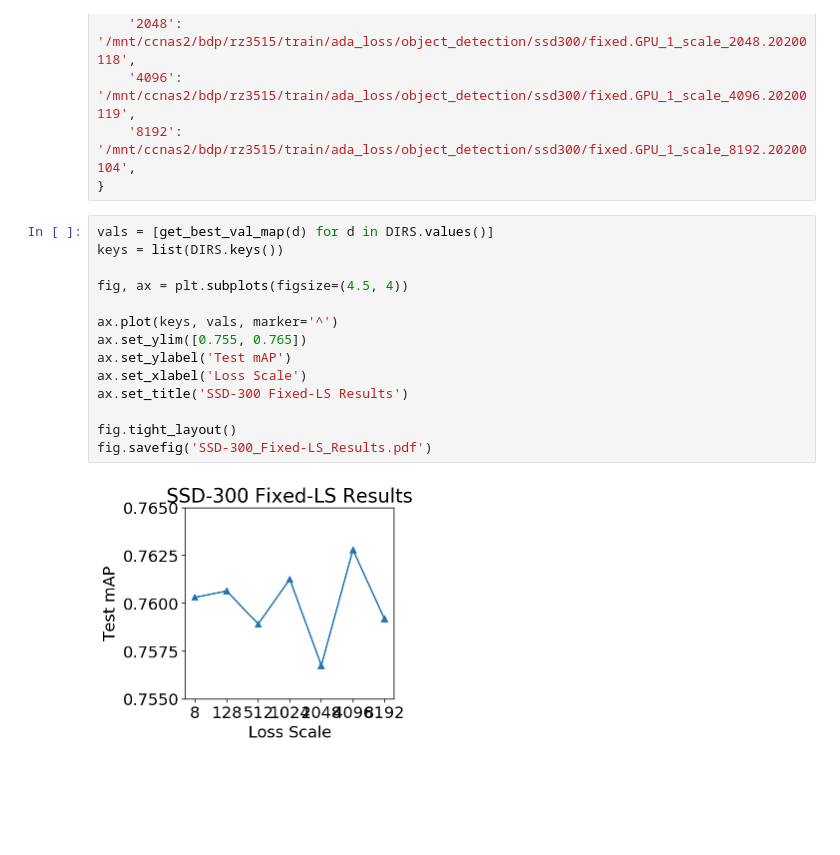
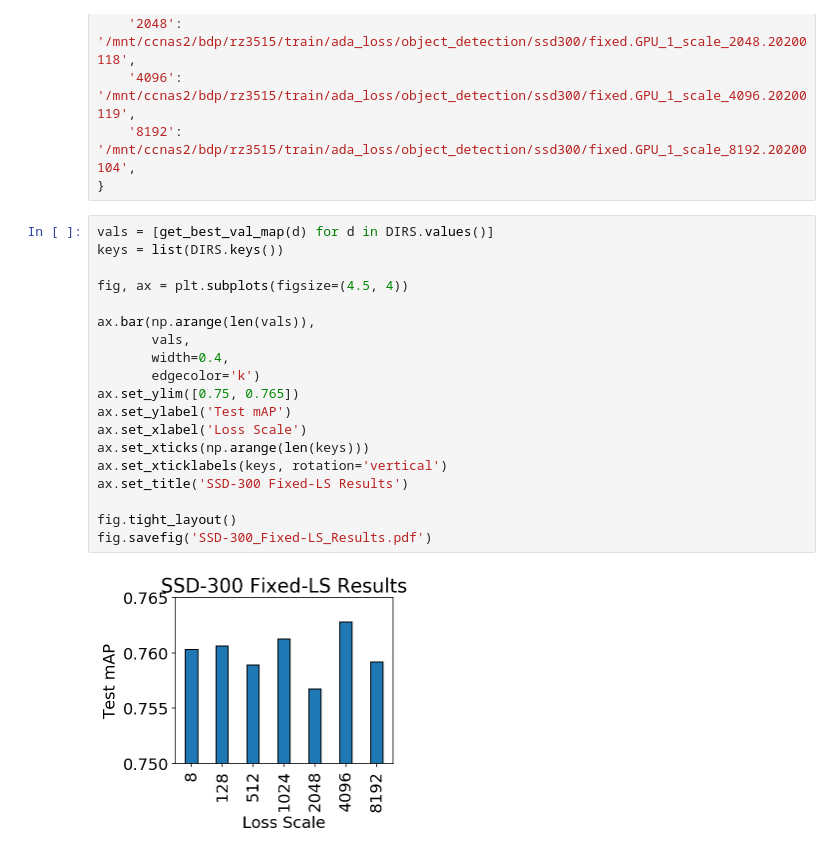
Before and after one commit to kumasento/gradient-scaling, a Jupyter notebook: examples/adaptive_loss_scaling/ssd/SSD-300 Fixed-LS.ipynb, the cells around one changed output. Cells and saved outputs as stored; diff of their text form; blank space fills up the shorter version.

```diff
--- a/examples/adaptive_loss_scaling/ssd/SSD-300 Fixed-LS.ipynb
+++ b/examples/adaptive_loss_scaling/ssd/SSD-300 Fixed-LS.ipynb
@@ -37,16 +37,21 @@ DIRS = {
 # %%
 vals = [get_best_val_map(d) for d in DIRS.values()]
 keys = list(DIRS.keys())
 
 fig, ax = plt.subplots(figsize=(4.5, 4))
 
-ax.plot(keys, vals, marker='^')
-ax.set_ylim([0.755, 0.765])
+ax.bar(np.arange(len(vals)),
+       vals,
+       width=0.4,
+       edgecolor='k')
+ax.set_ylim([0.75, 0.765])
 ax.set_ylabel('Test mAP')
 ax.set_xlabel('Loss Scale')
+ax.set_xticks(np.arange(len(keys)))
+ax.set_xticklabels(keys, rotation='vertical')
 ax.set_title('SSD-300 Fixed-LS Results')
 
 fig.tight_layout()
 fig.savefig('SSD-300_Fixed-LS_Results.pdf')
 # %% [output]
-[figure, old version]
+[figure, new version]
```
Also changed, not shown: 9 other files.
